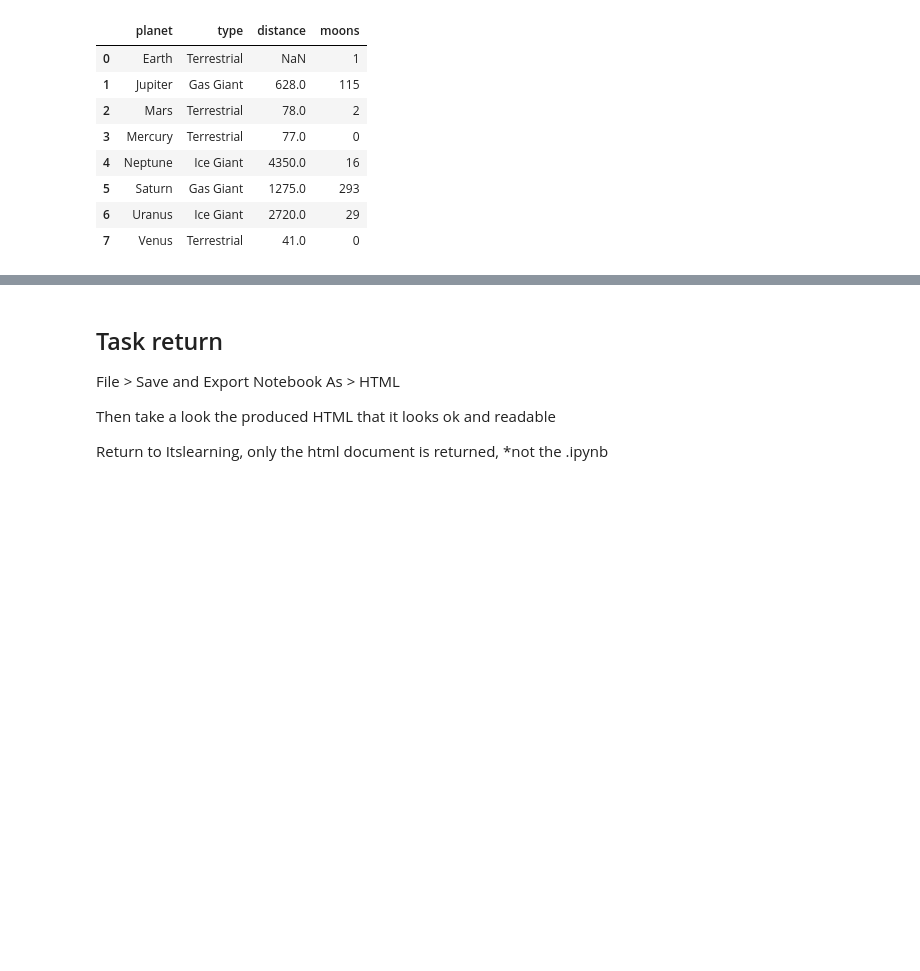
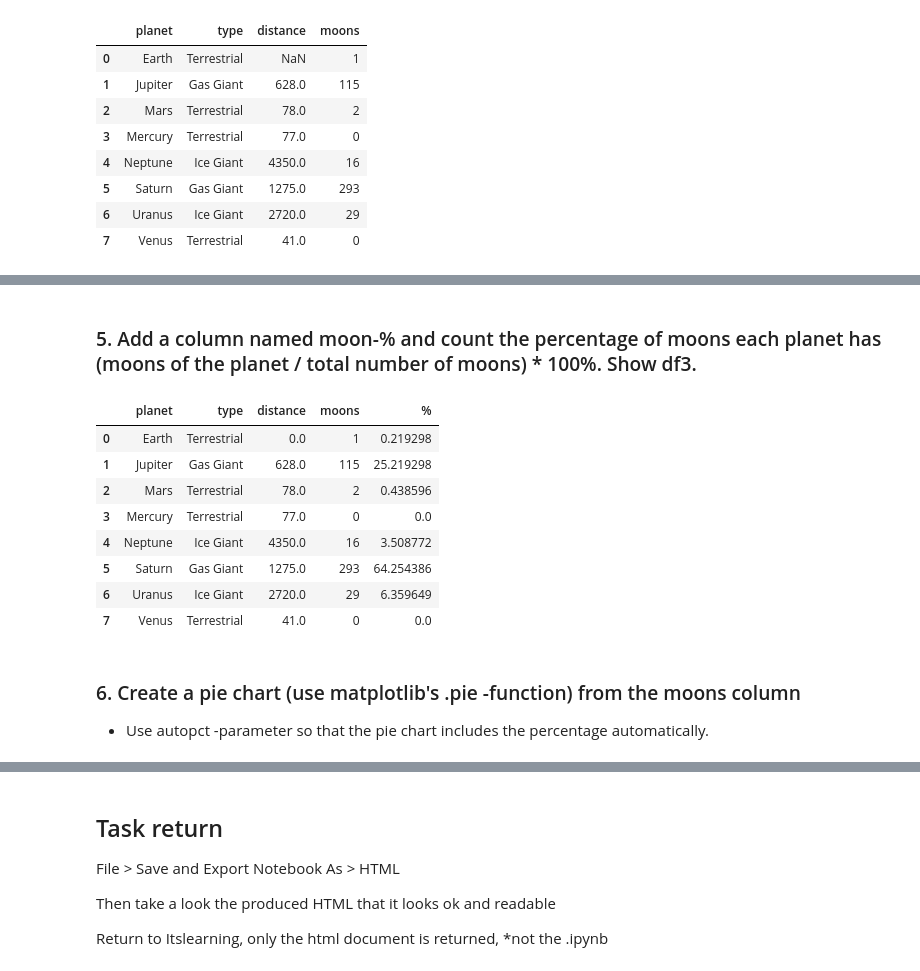
Before and after one commit to buicaothe/PYTHON, a Jupyter notebook: DATA MANAGEMENT/Labweek44/Table_basics_and_merge.ipynb, the cells around one changed output, grey strips where cells are left out. Drawn from its saved outputs; the diff is of its cells as text; code cells hidden in the pictures; blank space fills up the shorter version.

```diff
--- a/DATA MANAGEMENT/Labweek44/Table_basics_and_merge.ipynb
+++ b/DATA MANAGEMENT/Labweek44/Table_basics_and_merge.ipynb
@@ -726,0 +741,18 @@ Your answer to question 7 here:
+# %% [markdown]
+### 5. Add a column named moon-% and count the percentage of moons each planet has (moons of the planet / total number of moons) * 100%. Show df3.
+# %%
+# total moons:
+total_moon = df3['moons'].sum()
+# add cloumn %:
+df3['%']=(df3['moons']/total_moon)*100
+df3
+# %% [output]
+|  | planet | type | distance | moons | % |
+| 0 | Earth | Terrestrial | 0.0 | 1 | 0.219298 |
+| 1 | Jupiter | Gas Giant | 628.0 | 115 | 25.219298 |
+| 2 | Mars | Terrestrial | 78.0 | 2 | 0.438596 |
+| 3 | Mercury | Terrestrial | 77.0 | 0 | 0.0 |
+| 4 | Neptune | Ice Giant | 4350.0 | 16 | 3.508772 |
+| 5 | Saturn | Gas Giant | 1275.0 | 293 | 64.254386 |
+| 6 | Uranus | Ice Giant | 2720.0 | 29 | 6.359649 |
+| 7 | Venus | Terrestrial | 41.0 | 0 | 0.0 |
@@ -726,0 +764,3 @@ Your answer to question 7 here:
+# %% [markdown]
+### 6. Create a pie chart (use matplotlib's .pie -function) from the moons column
+* Use autopct -parameter so that the pie chart includes the percentage automatically.
```
Also changed, not shown: parts of 9 cells of this notebook, 1 other file.
